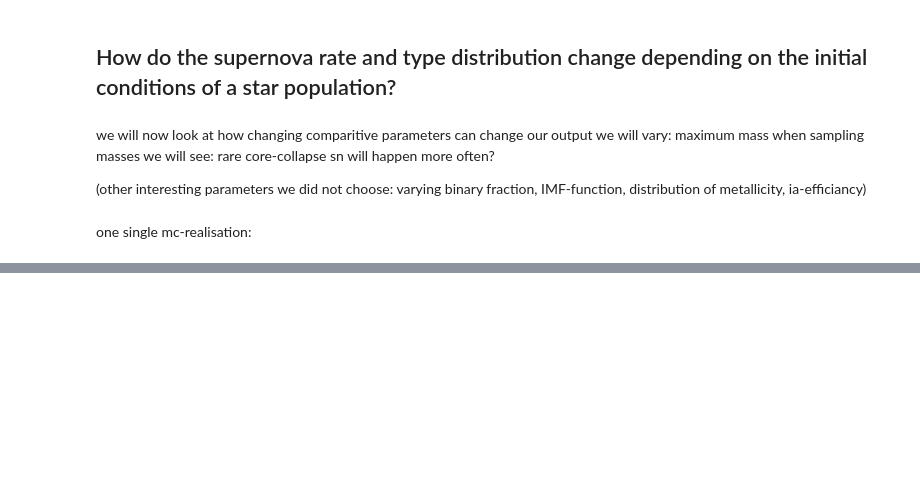
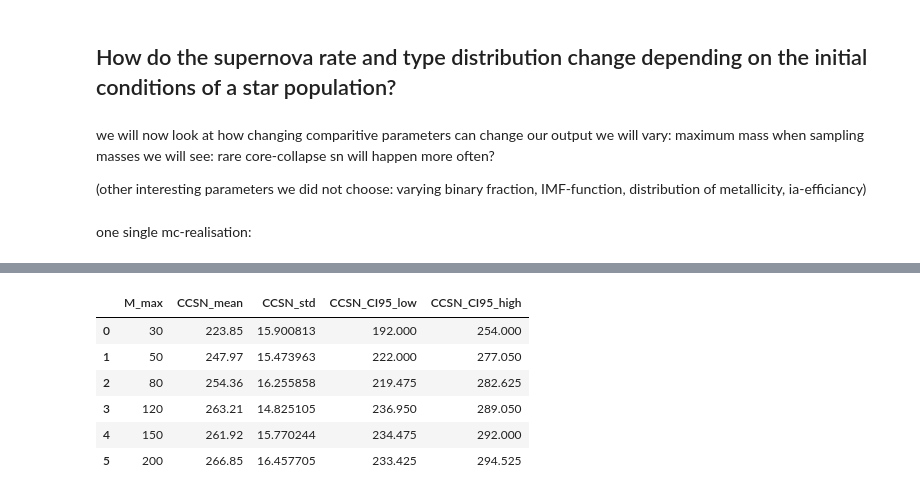
Before and after one commit to lea1nett/supernovae-simulation, a Jupyter notebook: monte_carlo.ipynb, the cells around one changed output, grey strips where cells are left out. Drawn from its saved outputs; the diff is of its cells as text; code cells hidden in the pictures; blank space fills up the shorter version.

```diff
--- a/monte_carlo.ipynb
+++ b/monte_carlo.ipynb
@@ -183,0 +184,28 @@ m_max = 120 m_sun
+# %%
+import pandas as pd
+
+rows = []
+
+for m_max, stats in comparison_results.items():
+    cc = stats["core_collapse"]
+
+    rows.append({
+        "M_max": m_max,
+        "CCSN_mean": cc["mean"],
+        "CCSN_std": cc["std"],
+        "CCSN_CI95_low": cc["ci_95"][0],
+        "CCSN_CI95_high": cc["ci_95"][1]
+    })
+
+df_results = pd.DataFrame(rows)
+df_results = df_results.sort_values("M_max").reset_index(drop=True)
+
+df_results
+# %% [output]
+|  | M_max | CCSN_mean | CCSN_std | CCSN_CI95_low | CCSN_CI95_high |
+| 0 | 30 | 223.85 | 15.900813 | 192.000 | 254.000 |
+| 1 | 50 | 247.97 | 15.473963 | 222.000 | 277.050 |
+| 2 | 80 | 254.36 | 16.255858 | 219.475 | 282.625 |
+| 3 | 120 | 263.21 | 14.825105 | 236.950 | 289.050 |
+| 4 | 150 | 261.92 | 15.770244 | 234.475 | 292.000 |
+| 5 | 200 | 266.85 | 16.457705 | 233.425 | 294.525 |
```
Also changed, not shown: parts of 8 cells of this notebook, 2 other files.
